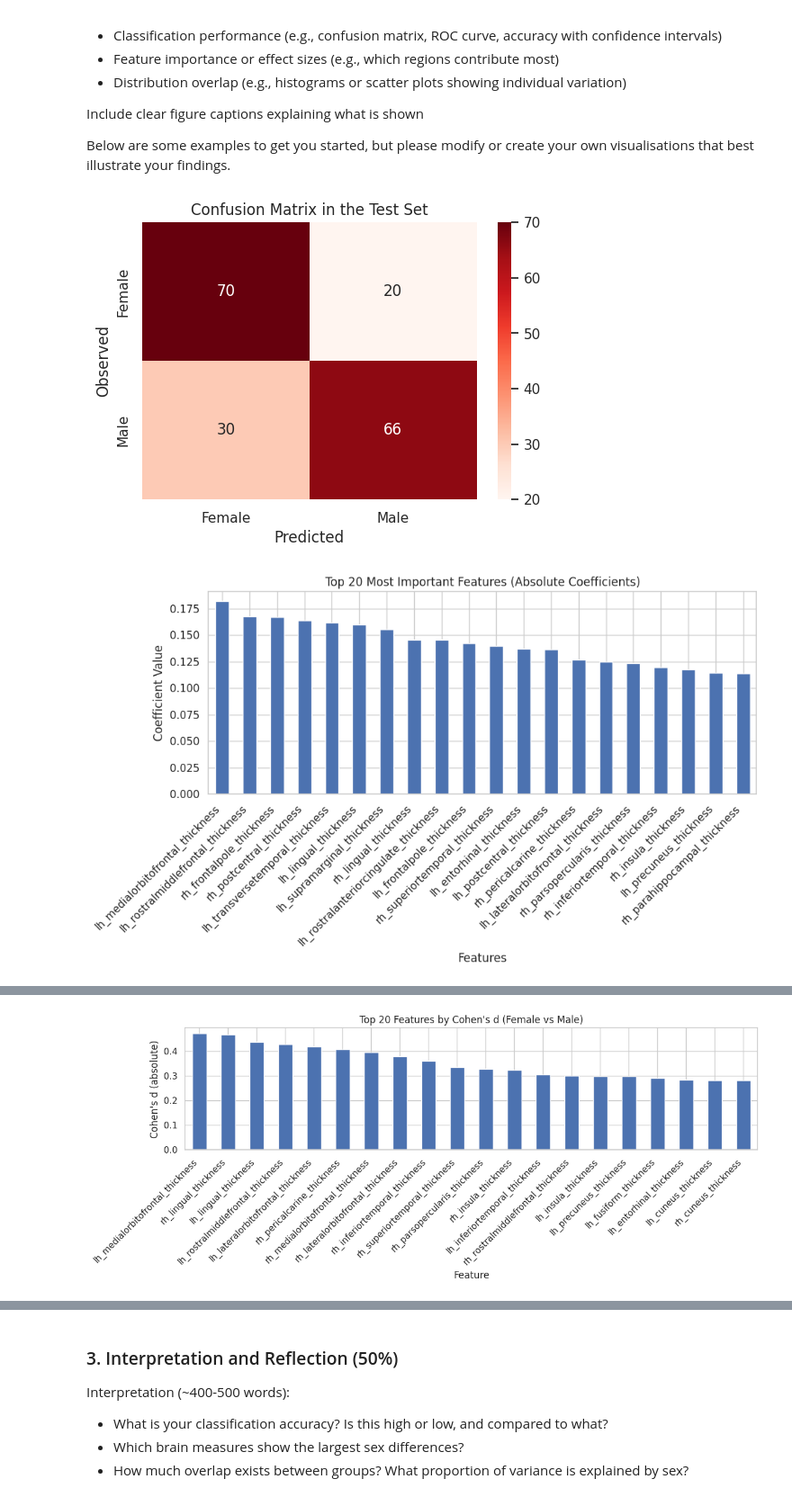
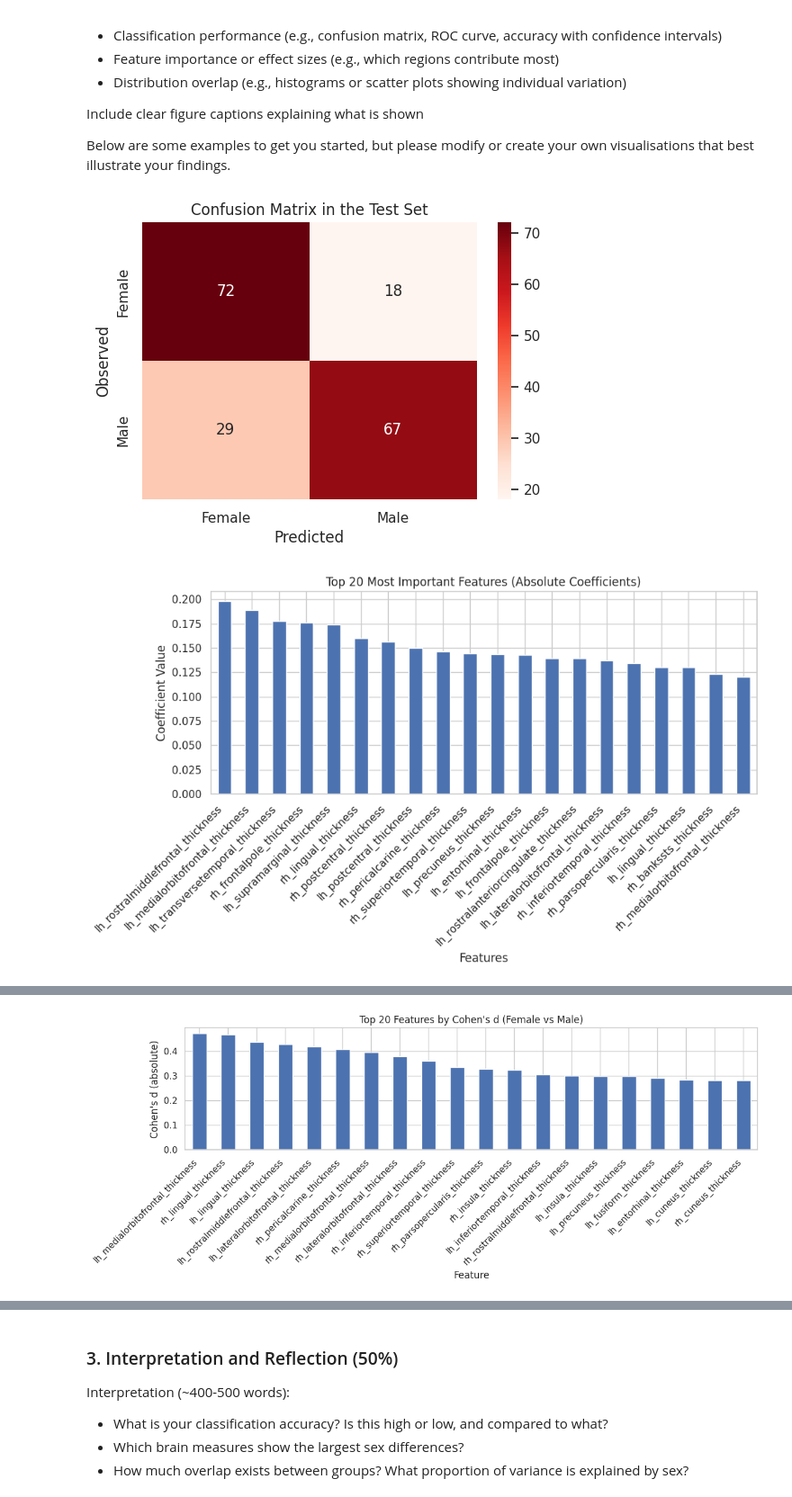
Before and after one commit to EmilienPelosse/MVPA, a Jupyter notebook: MindReading_Report1_Emil.ipynb, the cells around one changed output, grey strips where cells are left out. Shown at 90% size. Saved outputs shown, nothing was run; the diff lists cells and outputs as text; code cells hidden in the pictures.

```diff
--- a/MindReading_Report1_Emil.ipynb
+++ b/MindReading_Report1_Emil.ipynb
@@ -270,7 +278,7 @@ Below are some examples to get you started, but please modify or create your own
 # Plot the confusion matrix
 import matplotlib.pyplot as plt
 import seaborn as sns
-cm = confusion_matrix(y_test, y_pred)
+cm = confusion_matrix(y_test, y_pred_test_with_outliers)
 plt.figure(figsize=(6, 4))
 sns.heatmap(cm, annot=True, fmt='d', cmap='Reds', xticklabels=['Female', 'Male'], yticklabels=['Female', 'Male'])
 plt.title('Confusion Matrix in the Test Set')
@@ -278,7 +286,7 @@ plt.xlabel('Predicted')
 plt.ylabel('Observed')
 
 # Plot the 20 most important features based on the absolute coefficients of the logistic regression model
-feature_importance = pd.Series(best_model.coef_[0], index=thickness_cols)
+feature_importance = pd.Series(best_model_with_outliers.coef_[0], index=thickness_cols)
 plt.figure(figsize=(10, 6))
 feature_importance.abs().sort_values(ascending=False).head(20).plot(kind='bar')
 plt.title('Top 20 Most Important Features (Absolute Coefficients)')
@@ -294,7 +302,7 @@ from sklearn.metrics import roc_curve, roc_auc_score
 import matplotlib.pyplot as plt
 
 # Get predicted probabilities from the best model
-y_probs = best_model.predict_proba(X_test)[:, 1]
+y_probs = y_proba_test_with_outliers
 
 # Calculate FPR, TPR, and thresholds
 fpr, tpr, thresholds = roc_curve(y_test, y_probs)
@@ -374,7 +382,7 @@ from scipy import stats
 from statsmodels.stats.multitest import multipletests
 
 # --- Coefficients and Odds Ratios from logistic regression ---
-coef = best_model.coef_[0]
+coef = best_model_with_outliers.coef_[0]
 odds_ratios = np.exp(coef)
 
 # --- P-values via independent samples t-test (two-sided) on training data ---
@@ -396,32 +404,32 @@ results_df = pd.DataFrame({
     'p (FDR-corr)': p_corrected,
 })
 
 # Sort by absolute coefficient value descending
 results_df['|β|'] = results_df['β (coef)'].abs()
 results_df = results_df.sort_values('|β|', ascending=False).drop(columns='|β|')
 results_df = results_df.reset_index(drop=True)
 
 # --- Display top 20 ---
 top20 = results_df.head(20).copy()
 
 # Format for readability
 top20['β (coef)']     = top20['β (coef)'].map('{:.4f}'.format)
 top20['Odds Ratio']   = top20['Odds Ratio'].map('{:.4f}'.format)
 top20["Cohen's d"]    = top20["Cohen's d"].map('{:.4f}'.format)
 top20['p (uncorr)']   = top20['p (uncorr)'].map('{:.4e}'.format)
 top20['p (FDR-corr)'] = top20['p (FDR-corr)'].map('{:.4e}'.format)
 
 # Clean up feature names for display
 top20['Feature'] = top20['Feature'].str.replace('_thickness', '', regex=False)\
                                    .str.replace('_', ' ', regex=False)
 
 print("Top 20 Features: β, Odds Ratio, Cohen's d, FDR-corrected p-values")
 print("=" * 80)
 display(top20.reset_index(drop=True))
 
 # --- Optional: save to CSV ---
 results_df.to_csv('feature_importance_table.csv', index=False)
 print("\nFull table saved to feature_importance_table.csv")
 # %% [output]
-[figure, old version]
+[figure, new version]
-[figure, old version]
+[figure, new version]
```
Also changed, not shown: parts of 4 cells of this notebook.
